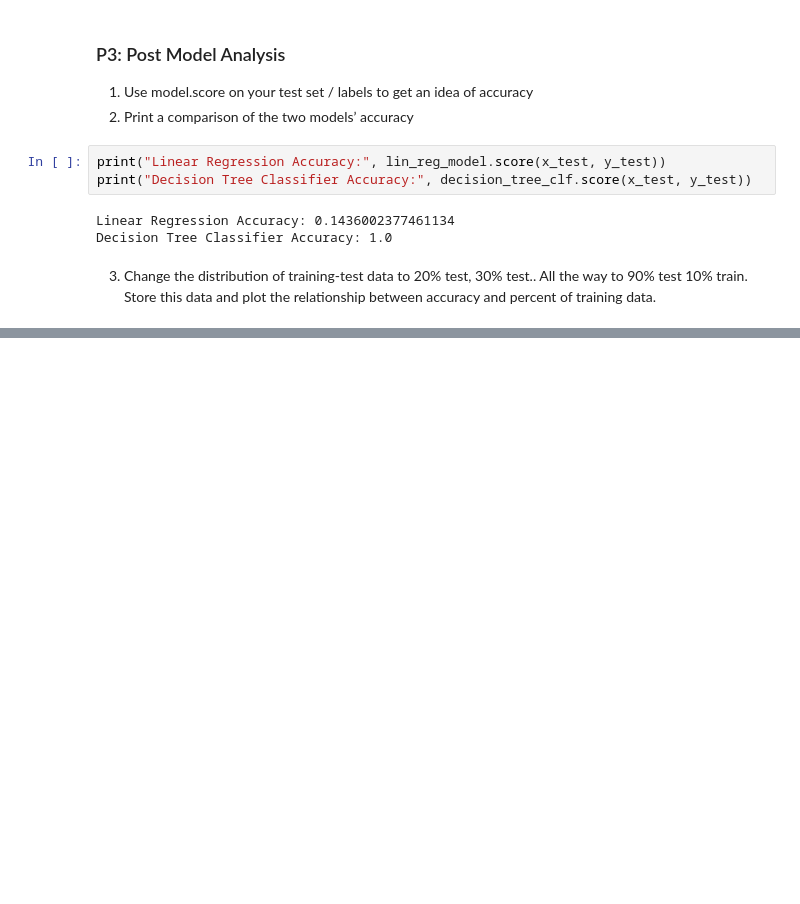
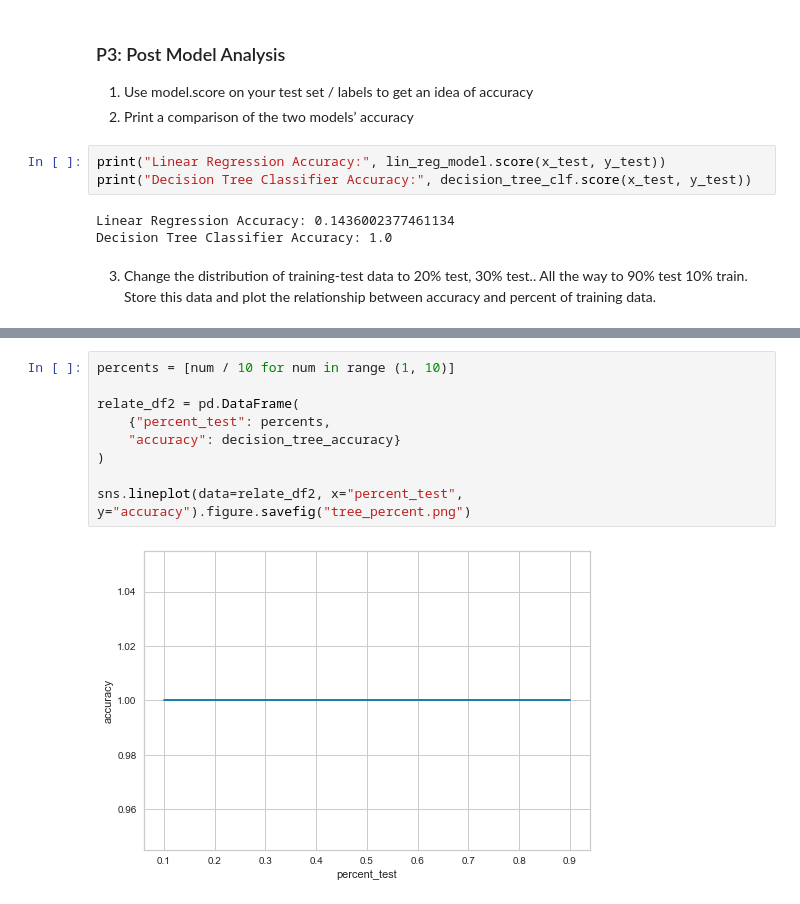
Before and after one commit to br36b/Machine-Learning-Final-Project--Rojas-Bryan, a Jupyter notebook: src/2-part.ipynb, the cells around one changed output, grey strips where cells are left out. Drawn from its saved outputs; the diff is of its cells as text; blank space fills up the shorter version.

```diff
--- a/src/2-part.ipynb
+++ b/src/2-part.ipynb
@@ -298,0 +358,11 @@ data_percentage = [0.10, 0.50, 0.90]
+# %%
+percents = [num / 10 for num in range (1, 10)]
+
+relate_df2 = pd.DataFrame(
+    {"percent_test": percents,
+    "accuracy": decision_tree_accuracy}
+)
+
+sns.lineplot(data=relate_df2, x="percent_test", y="accuracy").figure.savefig("tree_percent.png")
+# %% [output]
+[figure, added]
```
Also changed, not shown: parts of 12 cells of this notebook, 1 other file.
